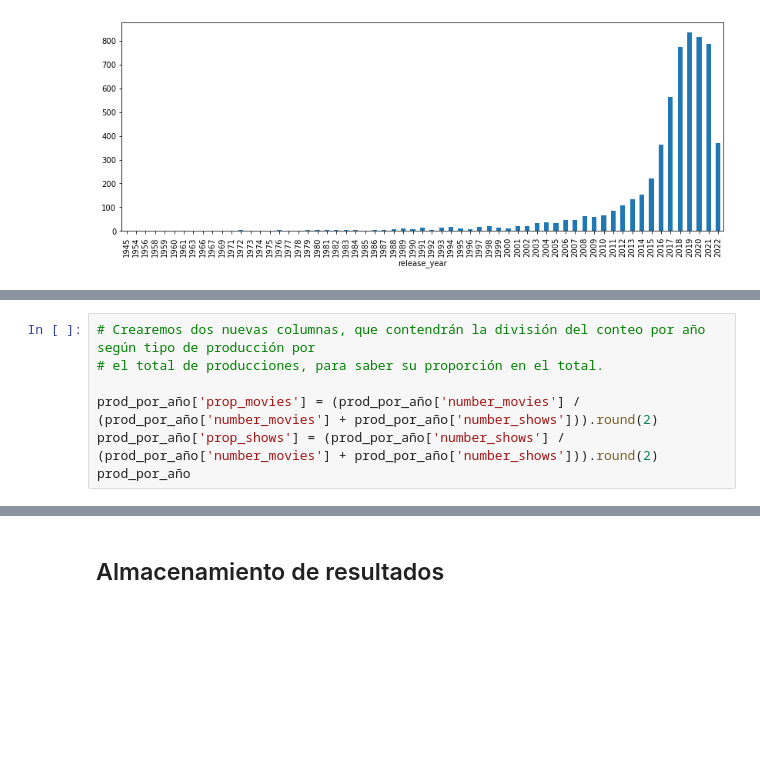
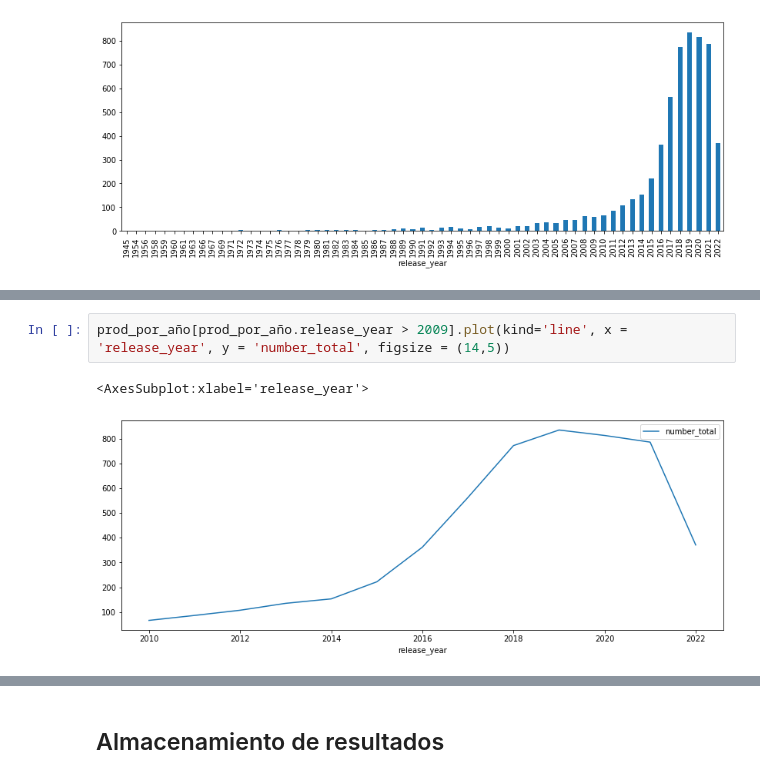
Before and after one commit to gejocastro/entrega-final-ad22, a Jupyter notebook: examen_data_analysis 4ago.ipynb, the cells around one changed output, grey strips where cells are left out. Drawn from its saved outputs; the diff is of its cells as text; blank space fills up the shorter version.

```diff
--- a/examen_data_analysis 4ago.ipynb
+++ b/examen_data_analysis 4ago.ipynb
@@ -515,7 +575,0 @@ prod_por_año.rename(columns={'title_y': 'number_shows', 'title_x': 'number_movi
-# %%
-# Crearemos dos nuevas columnas, que contendrán la división del conteo por año según tipo de producción por
-# el total de producciones, para saber su proporción en el total.
-
-prod_por_año['prop_movies'] = (prod_por_año['number_movies'] / (prod_por_año['number_movies'] + prod_por_año['number_shows'])).round(2)
-prod_por_año['prop_shows'] = (prod_por_año['number_shows'] / (prod_por_año['number_movies'] + prod_por_año['number_shows'])).round(2)
-prod_por_año
@@ -574,0 +592,5 @@ aca poner limitandtes q tuvimos para analizar y supuestos q hicimos
+# %%
+prod_por_año[prod_por_año.release_year > 2009].plot(kind='line', x = 'release_year', y = 'number_total', figsize = (14,5))
+# %% [output]
+<AxesSubplot:xlabel='release_year'>
+[figure, added]
```
Also changed, not shown: parts of 48 cells of this notebook, 2 other files.
